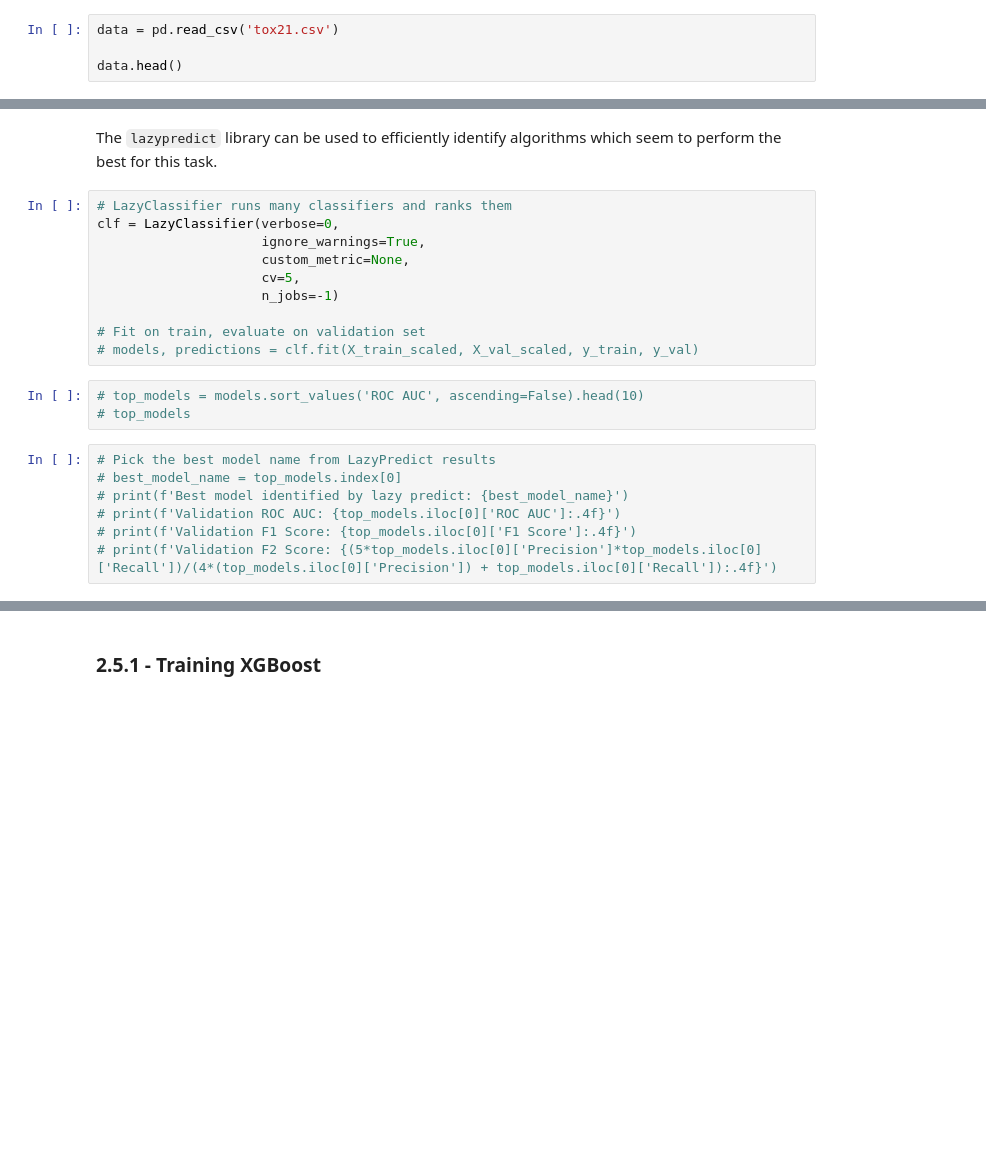
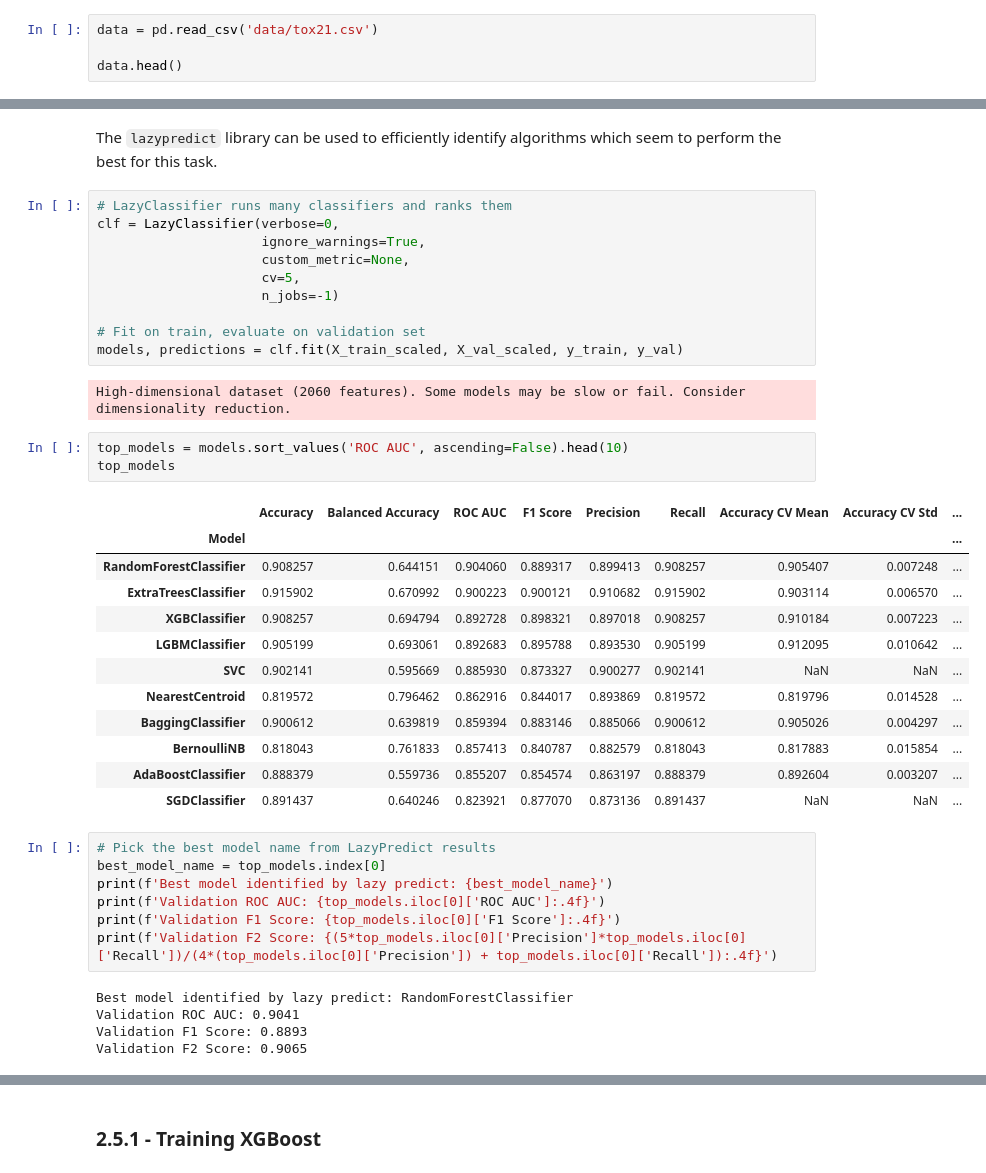
Before and after one commit to Benkly/Molecule-Toxicity-Prediction, a Jupyter notebook: molecule-toxicity-predictor.ipynb, the cells around one changed output, grey strips where cells are left out. Drawn from its saved outputs; the diff is of its cells as text; blank space fills up the shorter version.

```diff
--- a/notebooks/molecule-toxicity-predictor.ipynb
+++ b/molecule-toxicity-predictor.ipynb
@@ -99,7 +96,7 @@ pd.options.display.max_colwidth = None
 # %% [markdown]
 ## 1.2 - Loading & Inspecting the Dataset
 # %%
-data = pd.read_csv('tox21.csv')
+data = pd.read_csv('data/tox21.csv')
 
 data.head()
 # %% [output]
@@ -740,15 +737,35 @@ clf = LazyClassifier(verbose=0,
                      n_jobs=-1)
 
 # Fit on train, evaluate on validation set
-# models, predictions = clf.fit(X_train_scaled, X_val_scaled, y_train, y_val)
+models, predictions = clf.fit(X_train_scaled, X_val_scaled, y_train, y_val)
+# %% [output]
+High-dimensional dataset (2060 features). Some models may be slow or fail. Consider dimensionality reduction.
 # %%
-# top_models = models.sort_values('ROC AUC', ascending=False).head(10)
-# top_models
+top_models = models.sort_values('ROC AUC', ascending=False).head(10)
+top_models
+# %% [output]
+|  | Accuracy | Balanced Accuracy | ROC AUC | F1 Score | Precision | Recall | Accuracy CV Mean | Accuracy CV Std | ... |
+| Model |  |  |  |  |  |  |  |  | ... |
+| RandomForestClassifier | 0.908257 | 0.644151 | 0.904060 | 0.889317 | 0.899413 | 0.908257 | 0.905407 | 0.007248 | ... |
+| ExtraTreesClassifier | 0.915902 | 0.670992 | 0.900223 | 0.900121 | 0.910682 | 0.915902 | 0.903114 | 0.006570 | ... |
+| XGBClassifier | 0.908257 | 0.694794 | 0.892728 | 0.898321 | 0.897018 | 0.908257 | 0.910184 | 0.007223 | ... |
+| LGBMClassifier | 0.905199 | 0.693061 | 0.892683 | 0.895788 | 0.893530 | 0.905199 | 0.912095 | 0.010642 | ... |
+| SVC | 0.902141 | 0.595669 | 0.885930 | 0.873327 | 0.900277 | 0.902141 | NaN | NaN | ... |
+| NearestCentroid | 0.819572 | 0.796462 | 0.862916 | 0.844017 | 0.893869 | 0.819572 | 0.819796 | 0.014528 | ... |
+| BaggingClassifier | 0.900612 | 0.639819 | 0.859394 | 0.883146 | 0.885066 | 0.900612 | 0.905026 | 0.004297 | ... |
+| BernoulliNB | 0.818043 | 0.761833 | 0.857413 | 0.840787 | 0.882579 | 0.818043 | 0.817883 | 0.015854 | ... |
+| AdaBoostClassifier | 0.888379 | 0.559736 | 0.855207 | 0.854574 | 0.863197 | 0.888379 | 0.892604 | 0.003207 | ... |
+| SGDClassifier | 0.891437 | 0.640246 | 0.823921 | 0.877070 | 0.873136 | 0.891437 | NaN | NaN | ... |
 # %%
 # Pick the best model name from LazyPredict results
-# best_model_name = top_models.index[0]
-# print(f'Best model identified by lazy predict: {best_model_name}')
-# print(f'Validation ROC AUC: {top_models.iloc[0]['ROC AUC']:.4f}')
-# print(f'Validation F1 Score: {top_models.iloc[0]['F1 Score']:.4f}')
-# print(f'Validation F2 Score: {(5*top_models.iloc[0]['Precision']*top_models.iloc[0]['Recall'])/(4*(top_models.iloc[0]['Precision']) + top_models.iloc[0]['Recall']):.4f}')
+best_model_name = top_models.index[0]
+print(f'Best model identified by lazy predict: {best_model_name}')
+print(f'Validation ROC AUC: {top_models.iloc[0]['ROC AUC']:.4f}')
+print(f'Validation F1 Score: {top_models.iloc[0]['F1 Score']:.4f}')
+print(f'Validation F2 Score: {(5*top_models.iloc[0]['Precision']*top_models.iloc[0]['Recall'])/(4*(top_models.iloc[0]['Precision']) + top_models.iloc[0]['Recall']):.4f}')
+# %% [output]
+Best model identified by lazy predict: RandomForestClassifier
+Validation ROC AUC: 0.9041
+Validation F1 Score: 0.8893
+Validation F2 Score: 0.9065
 # %% [markdown]
```
Also changed, not shown: parts of 6 cells of this notebook, 2 other files.
